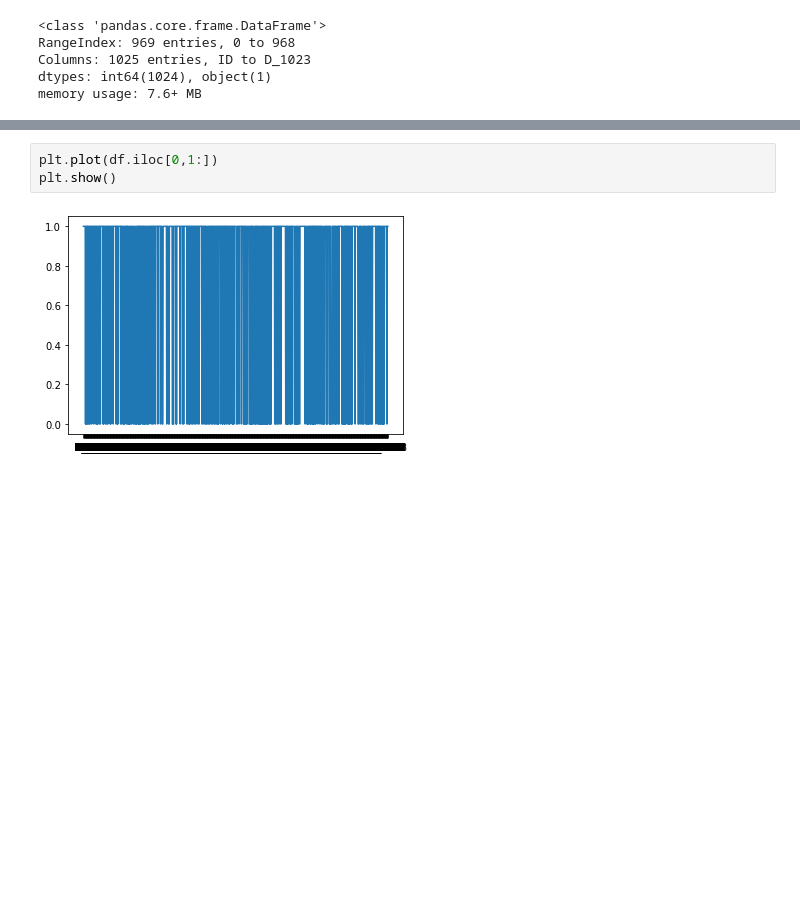
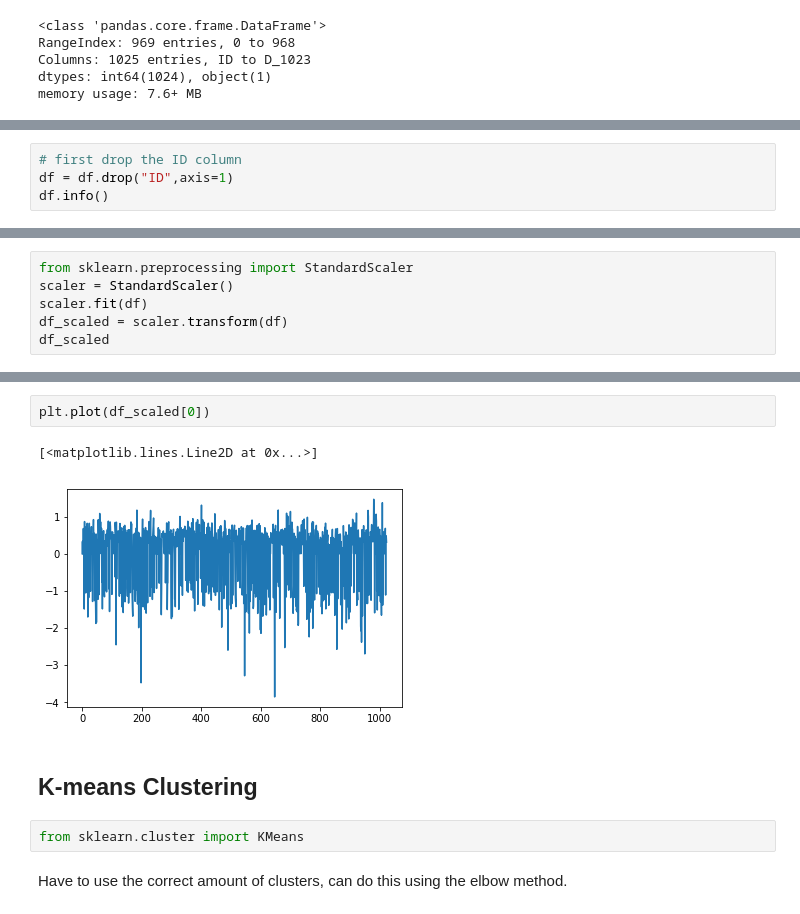
Before and after one commit to darianyang/MachineLearning, a Jupyter notebook: hw2/Lab2_DTY.ipynb, the cells around one changed output, grey strips where cells are left out. Saved outputs shown, nothing was run; the diff lists cells and outputs as text; blank space fills up the shorter version.

Commit message:
finished data standardization and made elbow plot, then ran km clust

```diff
--- a/hw2/Lab2_DTY.ipynb
+++ b/hw2/Lab2_DTY.ipynb
@@ -37,0 +61,4 @@ memory usage: 7.6+ MB
+# %%
+# first drop the ID column
+df = df.drop("ID",axis=1)
+df.info()
@@ -37,0 +71,6 @@ memory usage: 7.6+ MB
+# %%
+from sklearn.preprocessing import StandardScaler
+scaler = StandardScaler()
+scaler.fit(df)
+df_scaled = scaler.transform(df)
+df_scaled
@@ -38,5 +91,11 @@ memory usage: 7.6+ MB
 # %%
-plt.plot(df.iloc[0,1:])
-plt.show()
+plt.plot(df_scaled[0])
 # %% [output]
+[<matplotlib.lines.Line2D at 0x...>]
-[figure, old version]
+[figure, new version]
+# %% [markdown]
+## K-means Clustering
+# %%
+from sklearn.cluster import KMeans
+# %% [markdown]
+Have to use the correct amount of clusters, can do this using the elbow method.
```
Also changed, not shown: parts of 12 cells of this notebook.
